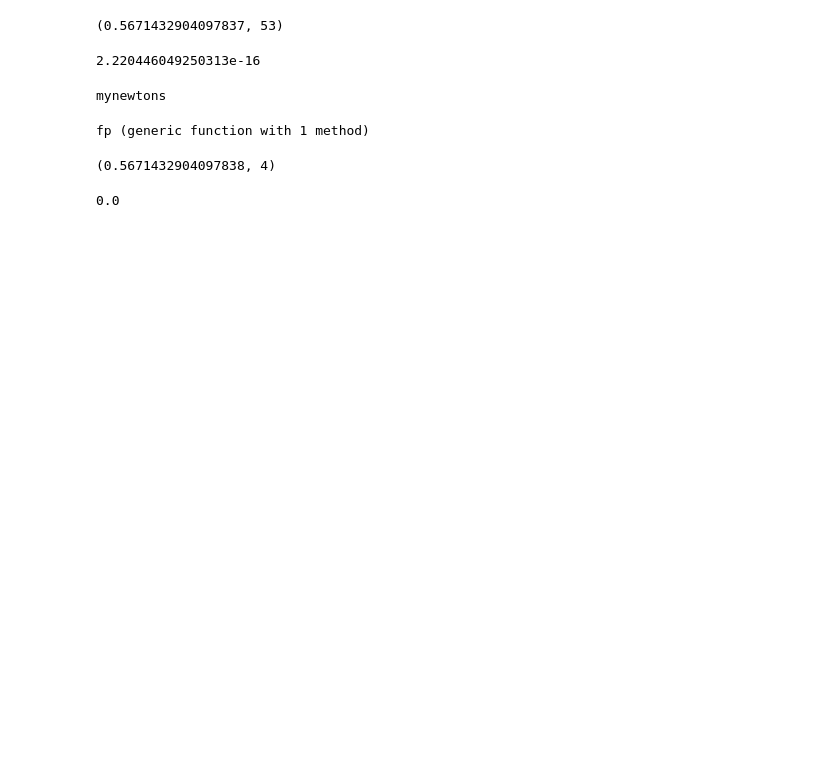
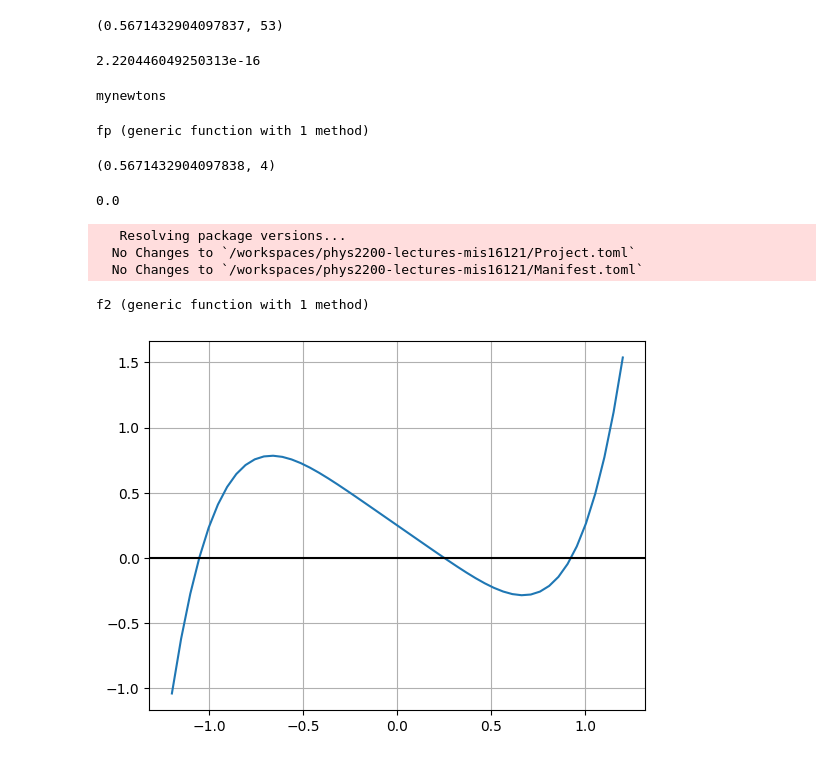
Before and after one commit to PHYS-2200-Computational-Physics-Course/phys2200-lectures-mis16121, a Jupyter notebook: lecture_23/Untitled.ipynb, the cells around one changed output. Drawn from its saved outputs; the diff is of its cells as text; code cells hidden in the pictures; blank space fills up the shorter version.

```diff
--- a/lecture_23/Untitled.ipynb
+++ b/lecture_23/Untitled.ipynb
@@ -113,3 +179,9 @@ zn, nn = mynewtons(f, fp, 1.0, eps()/2, 53)
 f(zn)
 # %% [output]
 0.0
+# %%
+] add Roots
+# %% [output]
+   Resolving package versions...
+  No Changes to `/workspaces/phys2200-lectures-mis16121/Project.toml`
+  No Changes to `/workspaces/phys2200-lectures-mis16121/Manifest.toml`
@@ -115,0 +190,15 @@ f(zn)
+# %%
+
+f2(x) = x^5 - x + 1/4
+# %% [output]
+f2 (generic function with 1 method)
+# %%
+
+np = 50
+s = range(-1.2, 1.2, np)
+
+plot(s, f2.(s))
+axhline(color="black")
+grid(true)
+# %% [output]
+[figure, added]
```
Also changed, not shown: parts of 18 cells of this notebook, 2 other files.
